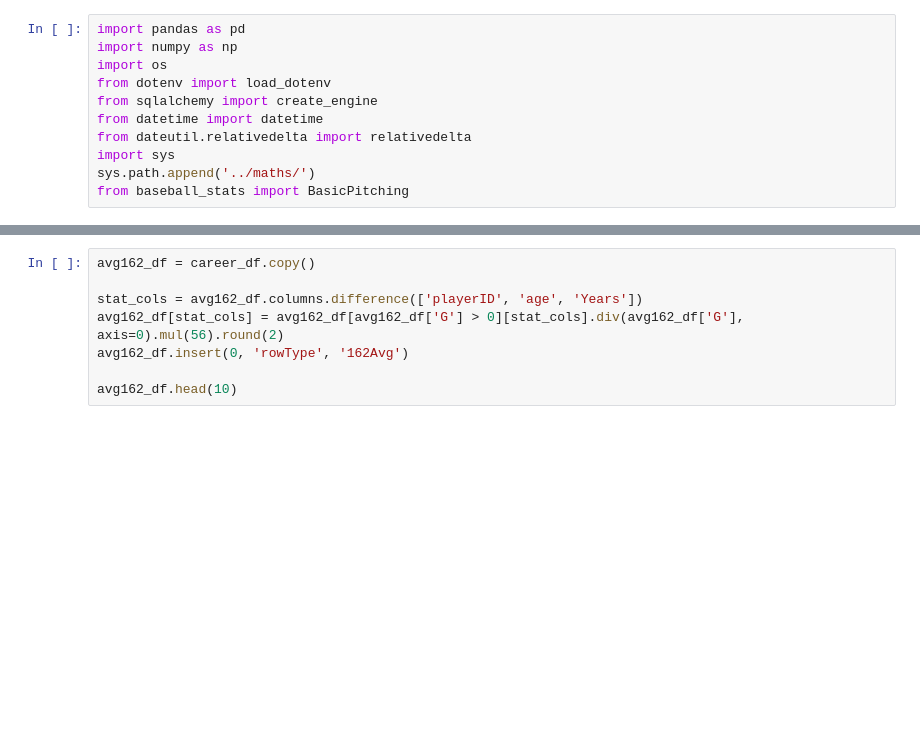
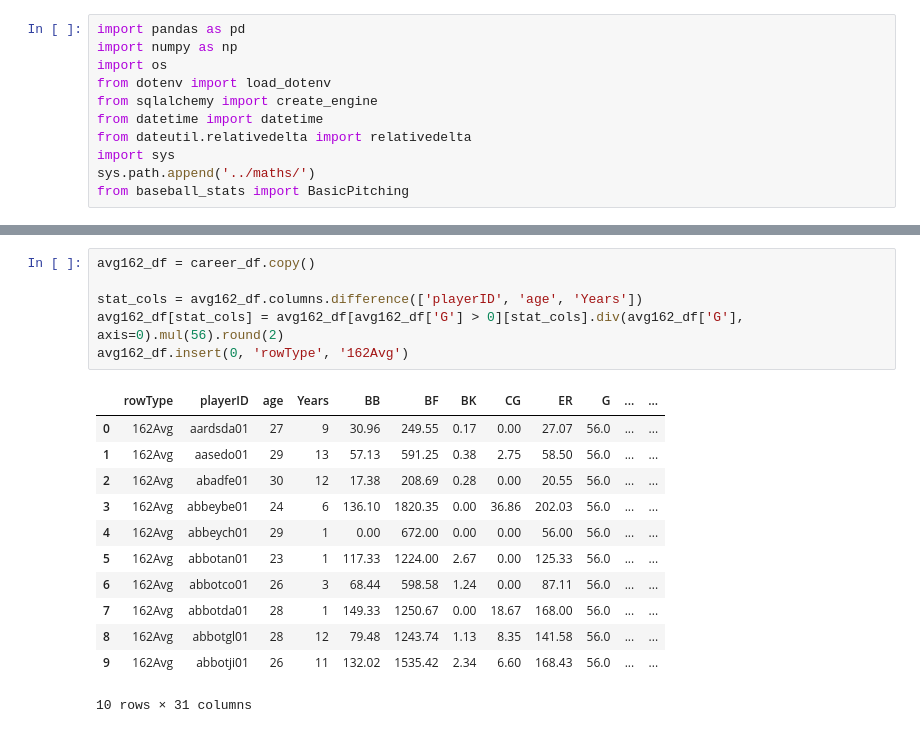
Before and after one commit to anwrak/jbbs_data, a Jupyter notebook: process_data/player_pitching.ipynb, the cells around one changed output, grey strips where cells are left out. Cells and saved outputs as stored; diff of their text form; blank space fills up the shorter version.

```diff
--- a/process_data/player_pitching.ipynb
+++ b/process_data/player_pitching.ipynb
@@ -86,11 +110,22 @@ career_df.head(10)
 # %%
 avg162_df = career_df.copy()
 
 stat_cols = avg162_df.columns.difference(['playerID', 'age', 'Years'])
 avg162_df[stat_cols] = avg162_df[avg162_df['G'] > 0][stat_cols].div(avg162_df['G'], axis=0).mul(56).round(2)
 avg162_df.insert(0, 'rowType', '162Avg')
-
-avg162_df.head(10)
+# %% [output]
+|  | rowType | playerID | age | Years | BB | BF | BK | CG | ER | G | ... | ... |
+| 0 | 162Avg | aardsda01 | 27 | 9 | 30.96 | 249.55 | 0.17 | 0.00 | 27.07 | 56.0 | ... | ... |
+| 1 | 162Avg | aasedo01 | 29 | 13 | 57.13 | 591.25 | 0.38 | 2.75 | 58.50 | 56.0 | ... | ... |
+| 2 | 162Avg | abadfe01 | 30 | 12 | 17.38 | 208.69 | 0.28 | 0.00 | 20.55 | 56.0 | ... | ... |
+| 3 | 162Avg | abbeybe01 | 24 | 6 | 136.10 | 1820.35 | 0.00 | 36.86 | 202.03 | 56.0 | ... | ... |
+| 4 | 162Avg | abbeych01 | 29 | 1 | 0.00 | 672.00 | 0.00 | 0.00 | 56.00 | 56.0 | ... | ... |
+| 5 | 162Avg | abbotan01 | 23 | 1 | 117.33 | 1224.00 | 2.67 | 0.00 | 125.33 | 56.0 | ... | ... |
+| 6 | 162Avg | abbotco01 | 26 | 3 | 68.44 | 598.58 | 1.24 | 0.00 | 87.11 | 56.0 | ... | ... |
+| 7 | 162Avg | abbotda01 | 28 | 1 | 149.33 | 1250.67 | 0.00 | 18.67 | 168.00 | 56.0 | ... | ... |
+| 8 | 162Avg | abbotgl01 | 28 | 12 | 79.48 | 1243.74 | 1.13 | 8.35 | 141.58 | 56.0 | ... | ... |
+| 9 | 162Avg | abbotji01 | 26 | 11 | 132.02 | 1535.42 | 2.34 | 6.60 | 168.43 | 56.0 | ... | ... |
+10 rows × 31 columns
 # %%
 norm_df = career_df.copy()
 stat_cols = norm_df.columns.difference(['playerID', 'age', 'Years'])
```
Also changed, not shown: parts of 4 cells of this notebook.
